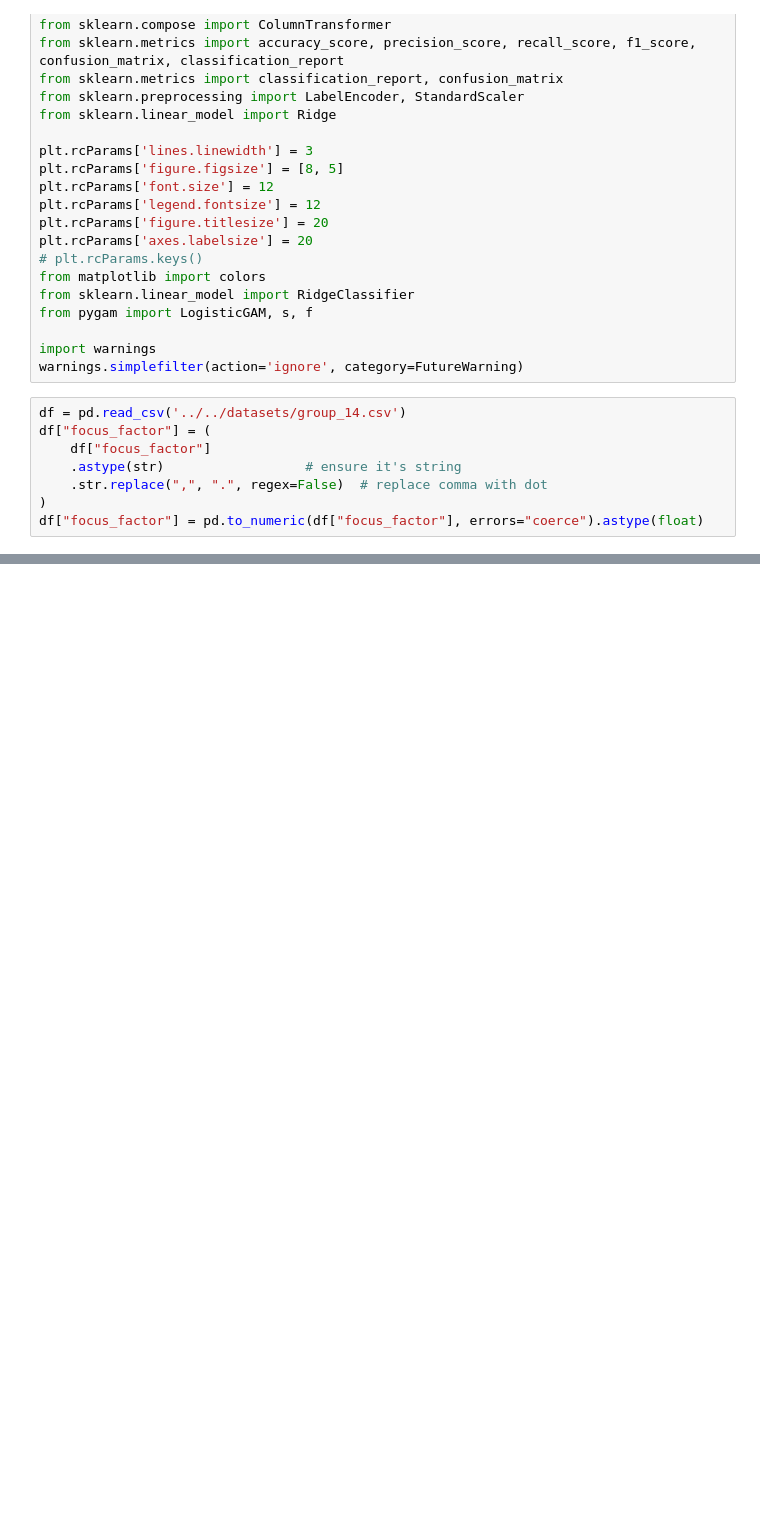
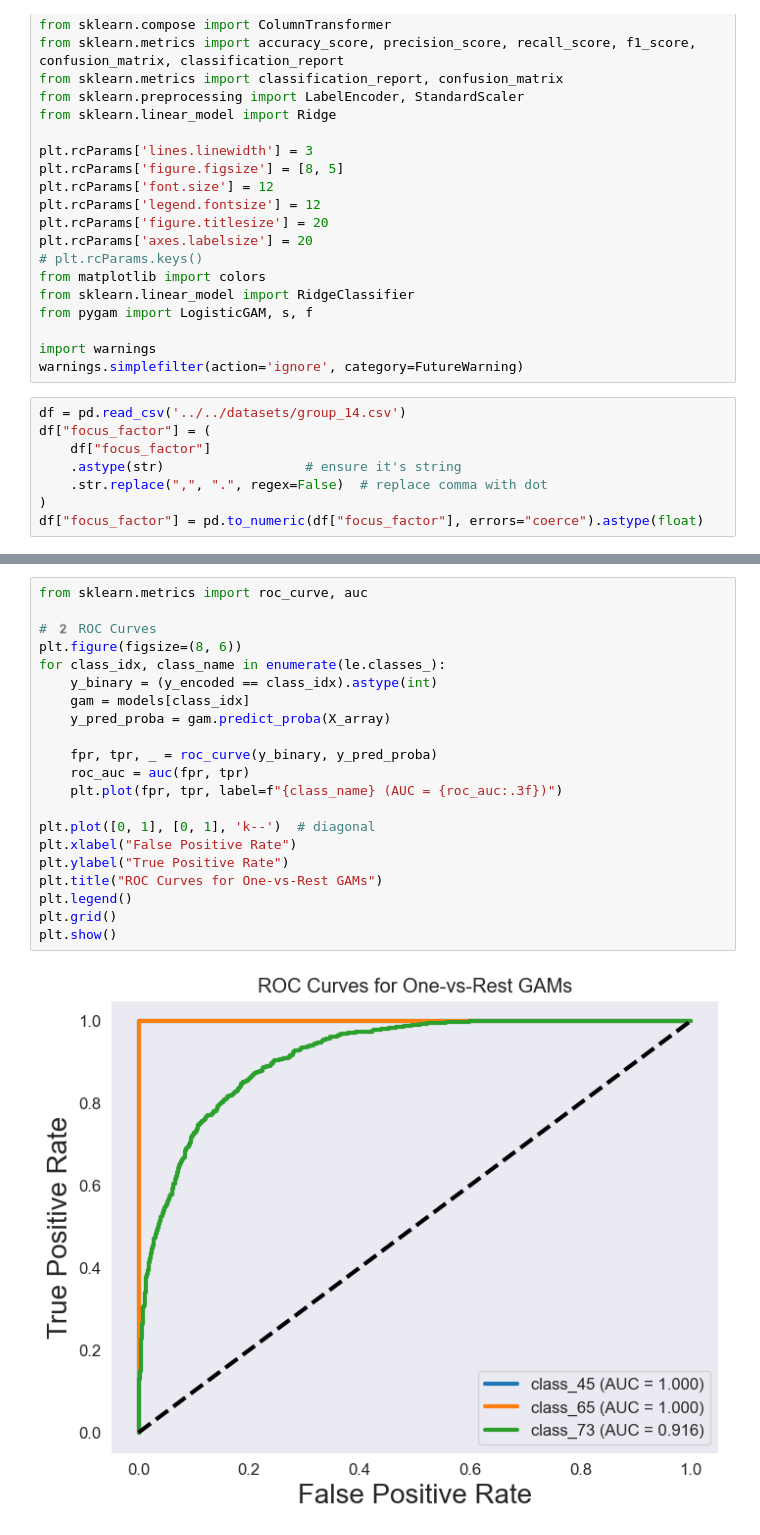
Before and after one commit to EnMiaoYe/APRAU_DEN_C_1211905_1211613_1030058, a Jupyter notebook: src/gam/gam.ipynb, the cells around one changed output, grey strips where cells are left out. Saved outputs shown, nothing was run; the diff lists cells and outputs as text; blank space fills up the shorter version.

```diff
--- a/src/gam/gam.ipynb
+++ b/src/gam/gam.ipynb
@@ -188,0 +363,23 @@ Model 2 completed!
+# %%
+from sklearn.metrics import roc_curve, auc
+
+# 2️ ROC Curves
+plt.figure(figsize=(8, 6))
+for class_idx, class_name in enumerate(le.classes_):
+    y_binary = (y_encoded == class_idx).astype(int)
+    gam = models[class_idx]
+    y_pred_proba = gam.predict_proba(X_array)
+
+    fpr, tpr, _ = roc_curve(y_binary, y_pred_proba)
+    roc_auc = auc(fpr, tpr)
+    plt.plot(fpr, tpr, label=f"{class_name} (AUC = {roc_auc:.3f})")
+
+plt.plot([0, 1], [0, 1], 'k--')  # diagonal
+plt.xlabel("False Positive Rate")
+plt.ylabel("True Positive Rate")
+plt.title("ROC Curves for One-vs-Rest GAMs")
+plt.legend()
+plt.grid()
+plt.show()
+# %% [output]
+[figure, added]
```
Also changed, not shown: parts of 12 cells of this notebook.
